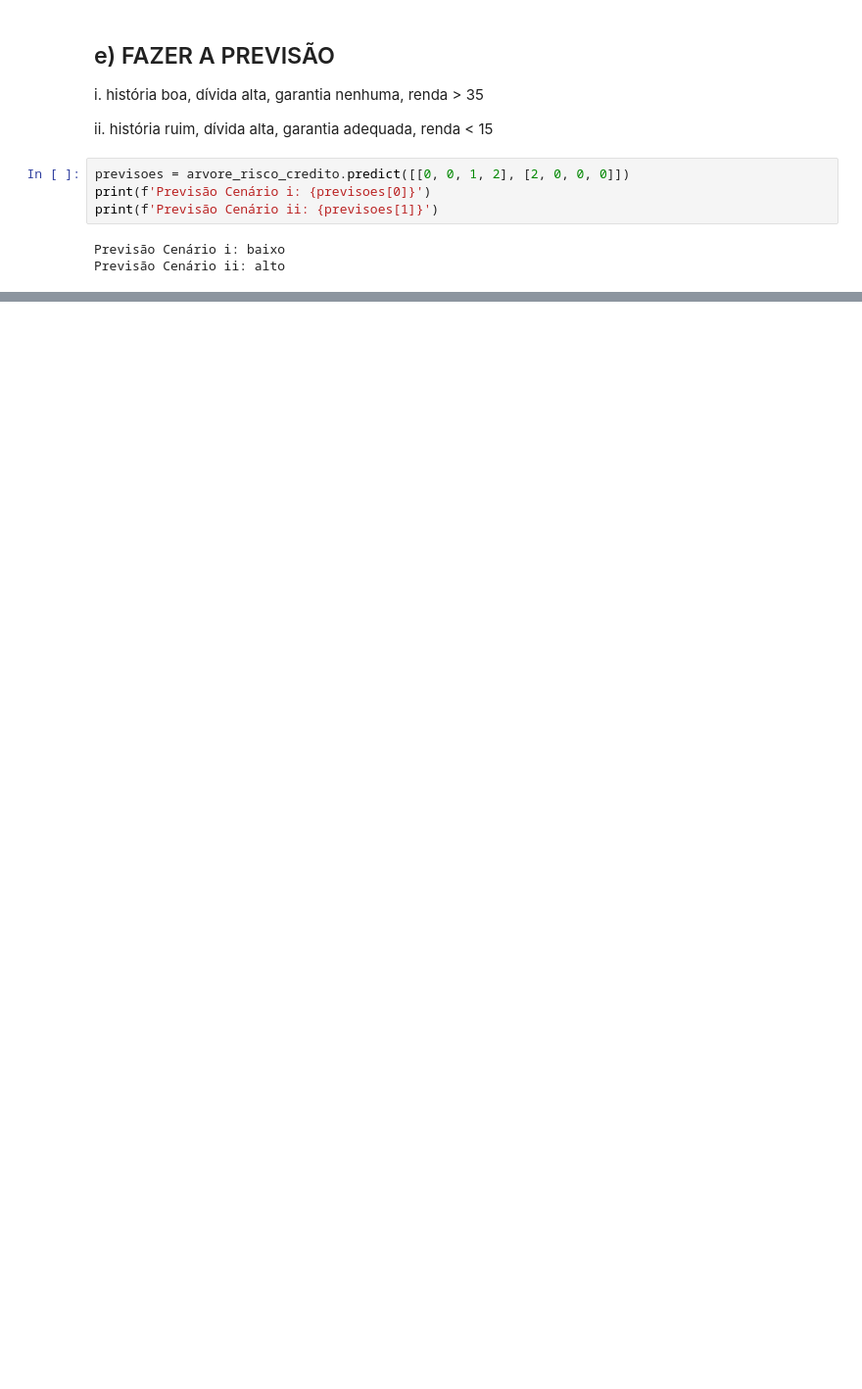
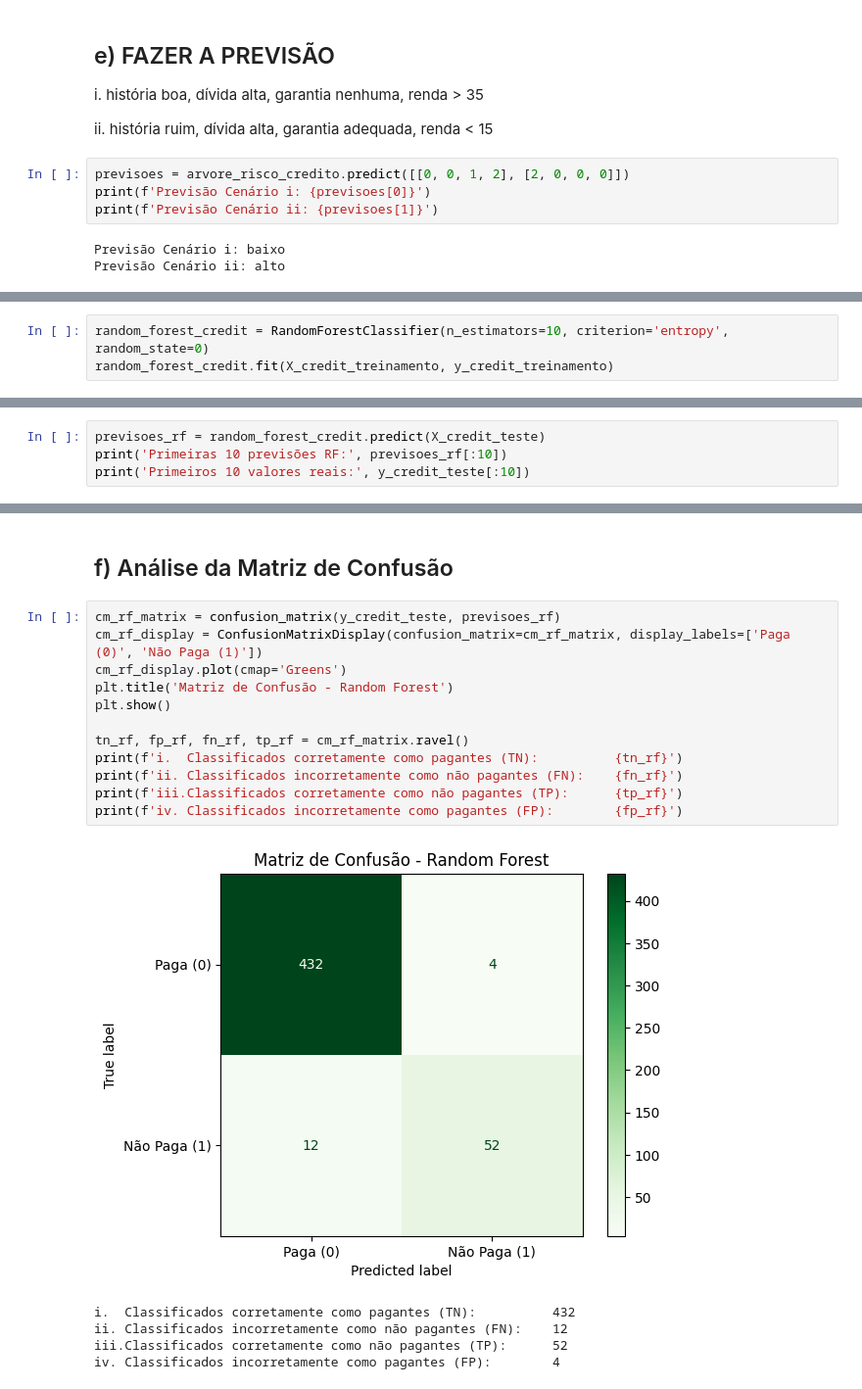
Before and after one commit to PHPacheco/Machine-learning-study, a Jupyter notebook: 3_NaiveBayes/Parte2/naive_bayes_pt2.ipynb, the cells around one changed output, grey strips where cells are left out. Shown at 98% size. Drawn from its saved outputs; the diff is of its cells as text; blank space fills up the shorter version.

```diff
--- a/3_NaiveBayes/Parte2/naive_bayes_pt2.ipynb
+++ b/3_NaiveBayes/Parte2/naive_bayes_pt2.ipynb
@@ -64,0 +192,3 @@ Previsão Cenário ii: alto
+# %%
+random_forest_credit = RandomForestClassifier(n_estimators=10, criterion='entropy', random_state=0)
+random_forest_credit.fit(X_credit_treinamento, y_credit_treinamento)
@@ -64,0 +199,4 @@ Previsão Cenário ii: alto
+# %%
+previsoes_rf = random_forest_credit.predict(X_credit_teste)
+print('Primeiras 10 previsões RF:', previsoes_rf[:10])
+print('Primeiros 10 valores reais:', y_credit_teste[:10])
@@ -64,0 +242,20 @@ Previsão Cenário ii: alto
+# %% [markdown]
+## f) Análise da Matriz de Confusão
+# %%
+cm_rf_matrix = confusion_matrix(y_credit_teste, previsoes_rf)
+cm_rf_display = ConfusionMatrixDisplay(confusion_matrix=cm_rf_matrix, display_labels=['Paga (0)', 'Não Paga (1)'])
+cm_rf_display.plot(cmap='Greens')
+plt.title('Matriz de Confusão - Random Forest')
+plt.show()
+
+tn_rf, fp_rf, fn_rf, tp_rf = cm_rf_matrix.ravel()
+print(f'i.  Classificados corretamente como pagantes (TN):          {tn_rf}')
+print(f'ii. Classificados incorretamente como não pagantes (FN):    {fn_rf}')
+print(f'iii.Classificados corretamente como não pagantes (TP):      {tp_rf}')
+print(f'iv. Classificados incorretamente como pagantes (FP):        {fp_rf}')
+# %% [output]
+[figure, added]
+i.  Classificados corretamente como pagantes (TN):          432
+ii. Classificados incorretamente como não pagantes (FN):    12
+iii.Classificados corretamente como não pagantes (TP):      52
+iv. Classificados incorretamente como pagantes (FP):        4
```
Also changed, not shown: parts of 33 cells of this notebook, 2 other files.
